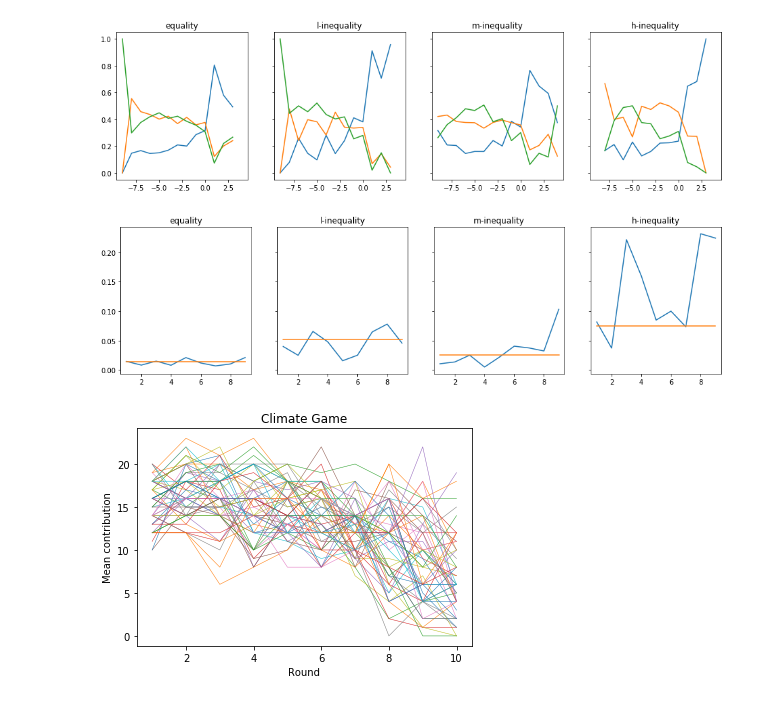
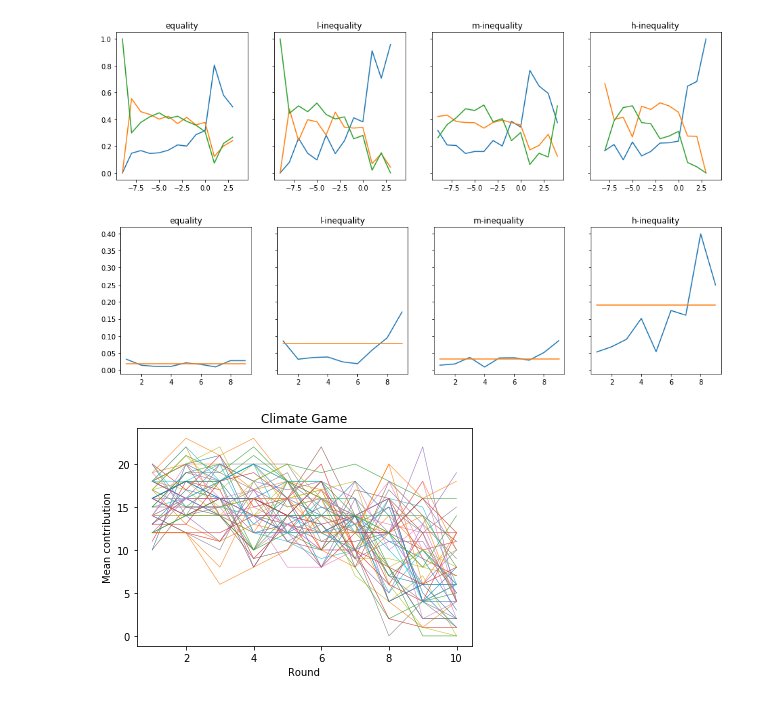
Before and after one commit to canigocallau/TFM, a Jupyter notebook: Final figures.ipynb, the cells around one changed output. Saved outputs shown, nothing was run; the diff lists cells and outputs as text; code cells hidden in the pictures.

```diff
--- a/Final figures.ipynb
+++ b/Final figures.ipynb
@@ -235,29 +293,31 @@ for p in [0,1,2,3,4]:
     exec("rounddf=round"+dataset_label[p])
     exec("sessiondf=session"+dataset_label[p])
     offset=[-0.1,0.1,0.1,0.1,0.1]
-    t1=sessiondf[start_date[p]]
-    t2=sessiondf[end_date[p]]
     if (p==0 or p==1):
         threshold=[]
         time=[]
-    mcs=t2.str[-6:].astype(int)-t1.str[-6:].astype(int)
-    sec=t2.str[-9:-7].astype(int)-t1.str[-9:-7].astype(int)
-    mnt=t2.str[-12:-10].astype(int)-t1.str[-12:-10].astype(int)
-    hr=t2.str[-15:-13].astype(int)-t1.str[-15:-13].astype(int)
-    for k in range(len(sessiondf)):
-        time.append(3600*hr[k].astype(float)+60*mnt[k].astype(float)+sec[k].astype(float)+mcs[k].astype(float)/1000000.0)
     for k in range(len(rounddf)):
+        t1=rounddf.loc[k,start_time[p]]
+        t2=rounddf.loc[k,end_time[p]]
+        mcs=int(t2[-6:])-int(t1[-6:])
+        sec=int(t2[-9:-7])-int(t1[-9:-7])
+        mnt=int(t2[-12:-10])-int(t1[-12:-10])
+        hr=int(t2[-15:-13])-int(t1[-15:-13])
+        if (k%10==0):
+            playtime=0
+        playtime+=3600*hr+60*mnt+sec+mcs/1000000.0
         pot1=rounddf.loc[k,start_pot[p]]
         pot2=rounddf.loc[k,end_pot[p]]
         if ((pot1*pot2<0) or ((pot1>0) and (pot2==0))):
             threshold.append(rounddf.loc[k,num_round[p]]+offset[p]+random.uniform(-0.1,0.1))
+            time.append(playtime/thresholdround[p][rounddf.loc[k,session_id[p]]-1])
     if (p==0 or p==4):
-        #plt.violinplot(threshold,positions=xpos)
         plt.scatter(threshold,time,label=dataset_name2[p])
 plt.xlabel("Threshold round")
-plt.ylabel("Time (s)")
+plt.ylabel("Average time (s)")
 plt.legend()
 plt.xticks([6,7,8,9,10])
+plt.savefig('Figures/time-threshold.pdf')
 plt.show()
 # per què hi ha correlació en CG i no en GFmH? afecta el tema?
 # %% [output]
@@ -753,6 +821,14 @@ def div0(x1,x2):
     else:
         y=x1/x2
     return y
+def othersbetterrounding(x):
+    if (x<=20/3):
+        y=0
+    elif (x>=2*20/3):
+        y=4
+    else:
+        y=2
+    return y
 def transferentropy(round_,ineq,randomize): # definida en bits
     h=0.0
     p1=[0.0 for i in range(3)] # p(s(t))
@@ -785,49 +861,50 @@ def transferentropy(round_,ineq,randomize): # definida en bits
                             if (OM[round_][n]==2*i and OM[round_+1][n]==2*j):
                                 p1dt[i][j]+=1.0
                                 p1dtcounter+=1
-                            othersmean=0
+                            others=0
                             for m in range(6):
                                 if (n!=m):
-                                    othersmean+=OM[round_][m]
-                            othersmean=2*round(othersmean/10)
-                            if (OM[round_][n]==2*i and othersmean==2*j):
+                                    others+=OM[round_][m]
+                            others=othersbetterrounding(others)
+                            if (OM[round_][n]==2*i and others==2*j):
                                 p2[i][j]+=1.0
                                 p2counter+=1
                             for l in range(3):
-                                if (OM[round_][n]==2*i and OM[round_+1][n]==2*j and othersmean==2*l):
+                                if (OM[round_][n]==2*i and OM[round_+1][n]==2*j and others==2*l):
                                     p2dt[i][j][l]+=1.0
                                     p2dtcounter+=1
     for i in range(3):
         p1[i]=p1[i]/p1counter
         for j in range(3):
             p1dt[i][j]=p1dt[i][j]/p1dtcounter
             p2[i][j]=p2[i][j]/p2counter
             for l in range(3):
                 p2dt[i][j][l]=p2dt[i][j][l]/p2dtcounter
     for i in range(3):
         for j in range(3):
             h+=-p1dt[i][j]*log2(div0(p1dt[i][j],p1[i]))
             for l in range(3):
                 h+=p2dt[i][j][l]*log2(div0(p2dt[i][j][l],p2[i][l]))
     return h
 ineqnames=["equality","l-inequality","m-inequality","h-inequality"]
 ineqlabels=["e","l","m","h"]
 fig, ax = plt.subplots(1,4,sharex=True,sharey=True,figsize=[16,4])
 for i in range(4):
     te,ter=[],[]
     for t in range(9):
         te.append(transferentropy(t,i,False))
         ter.append(transferentropy(t,i,True))
     tebaseline=sum(ter)/len(ter)
     ax[i].plot(list(range(1,10)),te)
     ax[i].plot(list(range(1,10)),[tebaseline for j in range(9)])
     ax[i].set_title(ineqnames[i])
+plt.savefig('Figures/transferentropy-round.pdf')
 #plt.xlabel("Round")
 #plt.ylabel("Transfer entropy (bits)")
 # fer per round before threshold?
 # quan els jugadors es fixen en el que han aportat els altres segons l'etapa del joc?
 # %% [output]
-[figure, old version]
+[figure, new version]
 # %%
 # mean contribution vs. round
 for p in range(9):
```
Also changed, not shown: parts of 14 cells of this notebook.
